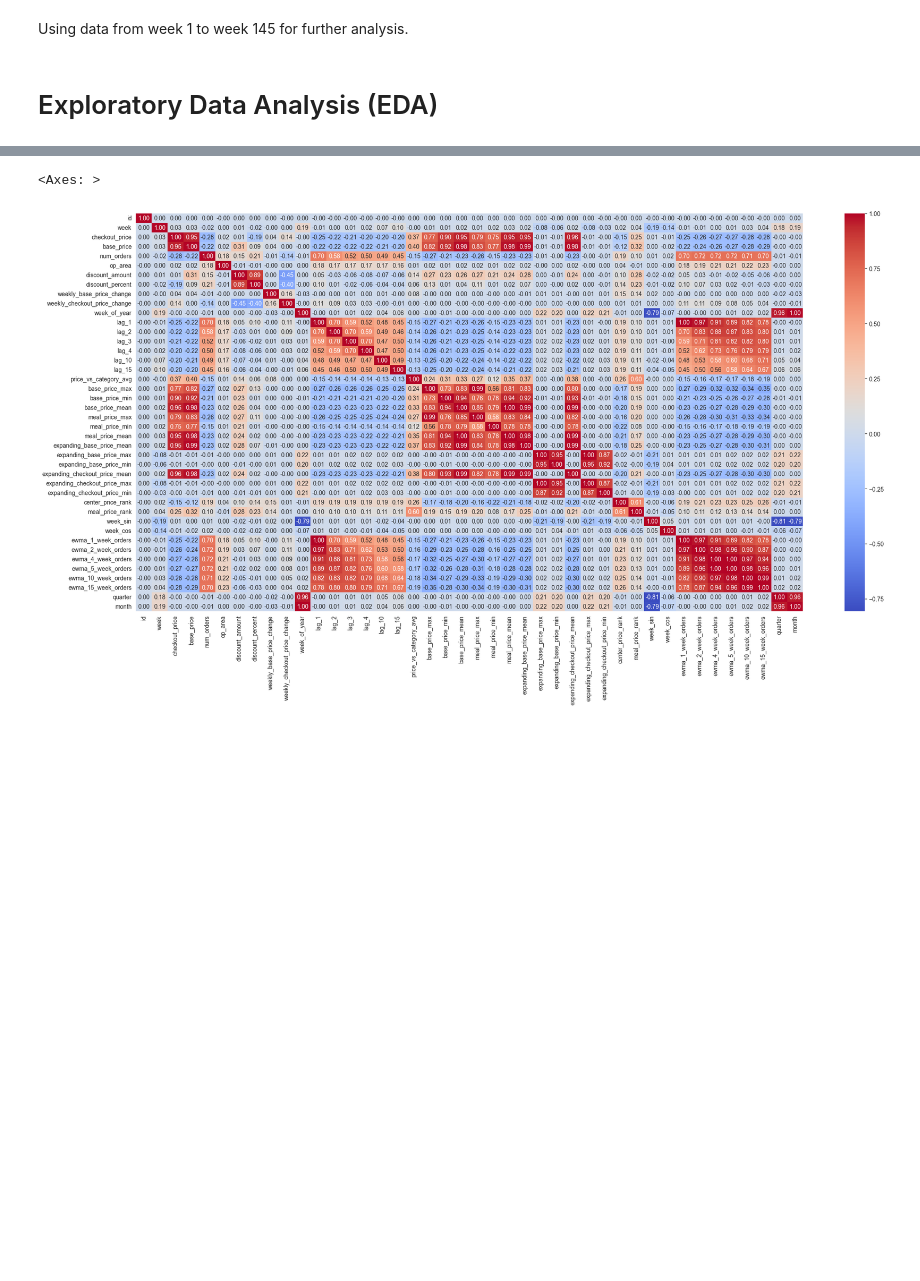
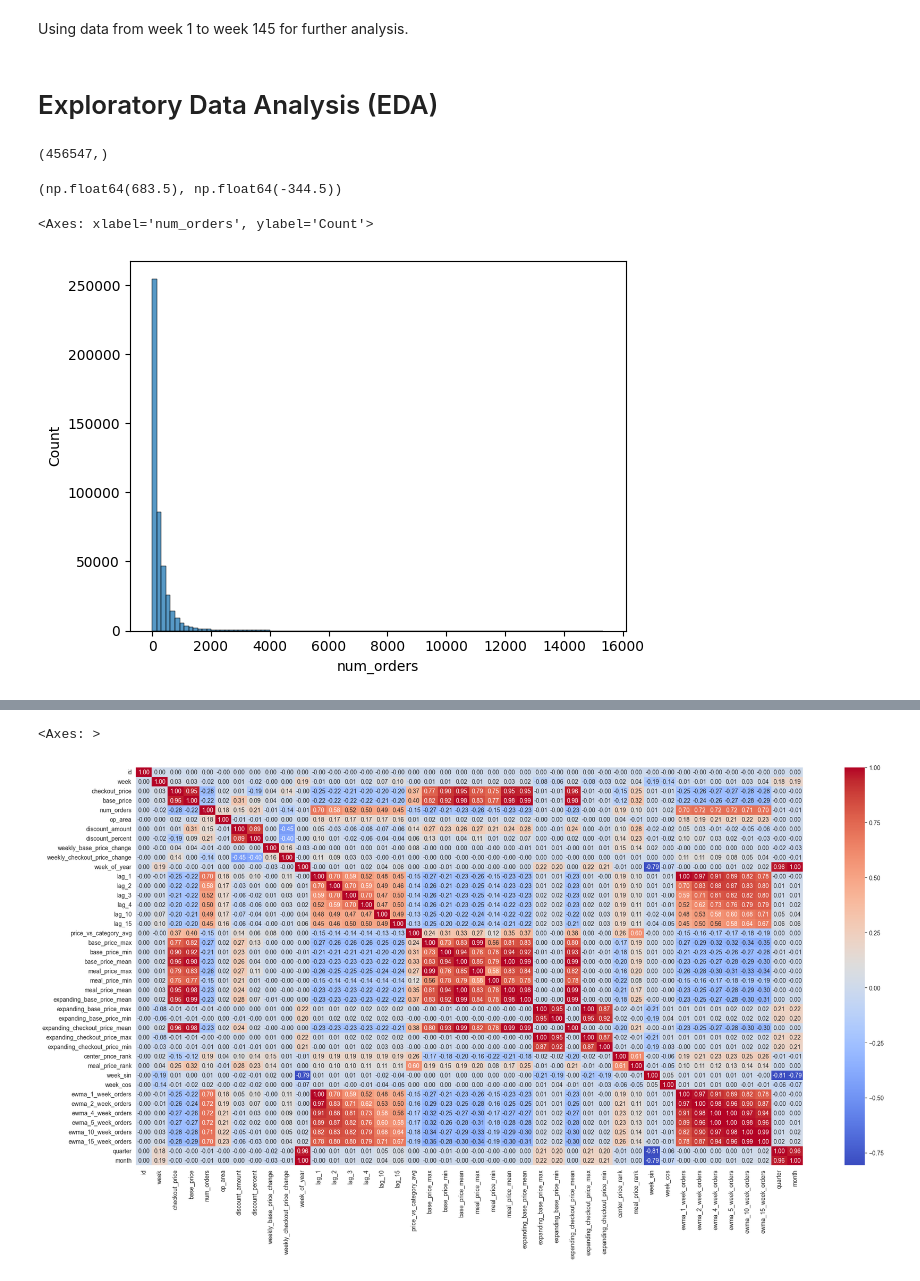
Before and after one commit to snarula31/End-to-end-Food-Demand-Prediction, a Jupyter notebook: notebook/Food_Demand_forecasting.ipynb, the cells around one changed output, grey strips where cells are left out. Saved outputs shown, nothing was run; the diff lists cells and outputs as text; code cells hidden in the pictures; blank space fills up the shorter version.

```diff
--- a/notebook/Food_Demand_forecasting.ipynb
+++ b/notebook/Food_Demand_forecasting.ipynb
@@ -329,5 +329,5 @@ data['weekly_checkout_price_change'] = data['weekly_checkout_price_change'].fill
 data['week_of_year'] = data['week'].apply(lambda x: x % 52 if x % 52 != 0 else 52)
 # %%
 # Extract quarter of the year
-data['quarter'] = data['week_of_year'].apply(lambda x: (x - 1) // 13 + 1)
+# data['quarter'] = data['week_of_year'].apply(lambda x: (x - 1) // 13 + 1)
 # %%
@@ -530,3 +501,20 @@ memory usage: 181.1+ MB
 Using data from week 1 to week 145 for further analysis.
 # %% [markdown]
 # Exploratory Data Analysis (EDA)
+# %%
+q1 = data['num_orders'].quantile(0.25)
+q3 = data['num_orders'].quantile(0.75)
+iqr = q3 - q1
+upper_bound = q3 + 1.5 * iqr
+lower_bound = q1 - 1.5 * iqr
+outliers = ((datax['num_orders'] > upper_bound) | (datax['num_orders'] < lower_bound))
+outliers.shape
+# %% [output]
+(456547,)
+# %%
+upper_bound, lower_bound
+# %% [output]
+(np.float64(683.5), np.float64(-344.5))
+# %%
+# datax[datax['num_orders']>10000]
+datax = datax[datax['num_orders']<16000]
@@ -532,0 +530,5 @@ Using data from week 1 to week 145 for further analysis.
+# %%
+sns.histplot(datax['num_orders'],bins=100)
+# %% [output]
+<Axes: xlabel='num_orders', ylabel='Count'>
+[figure, added]
```
Also changed, not shown: parts of 60 cells of this notebook, 20 other files.
